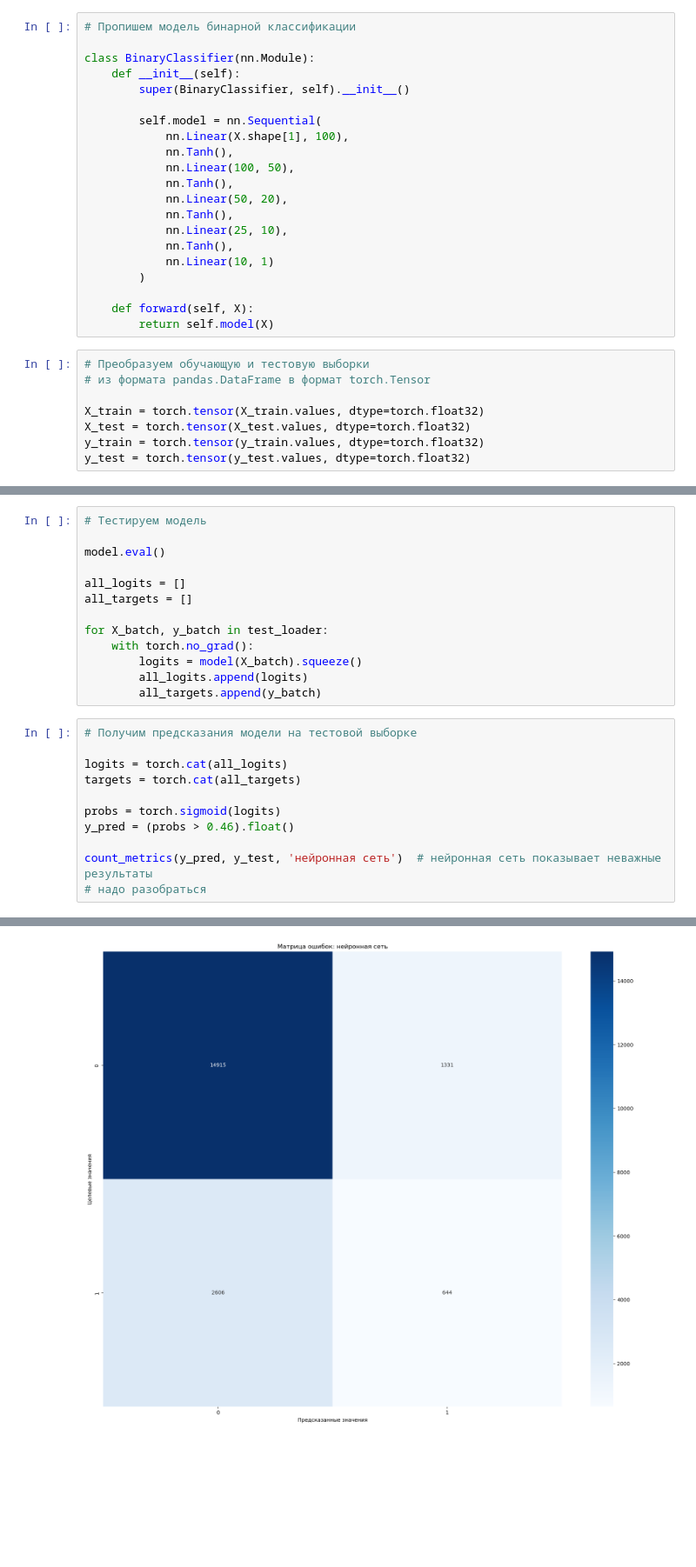
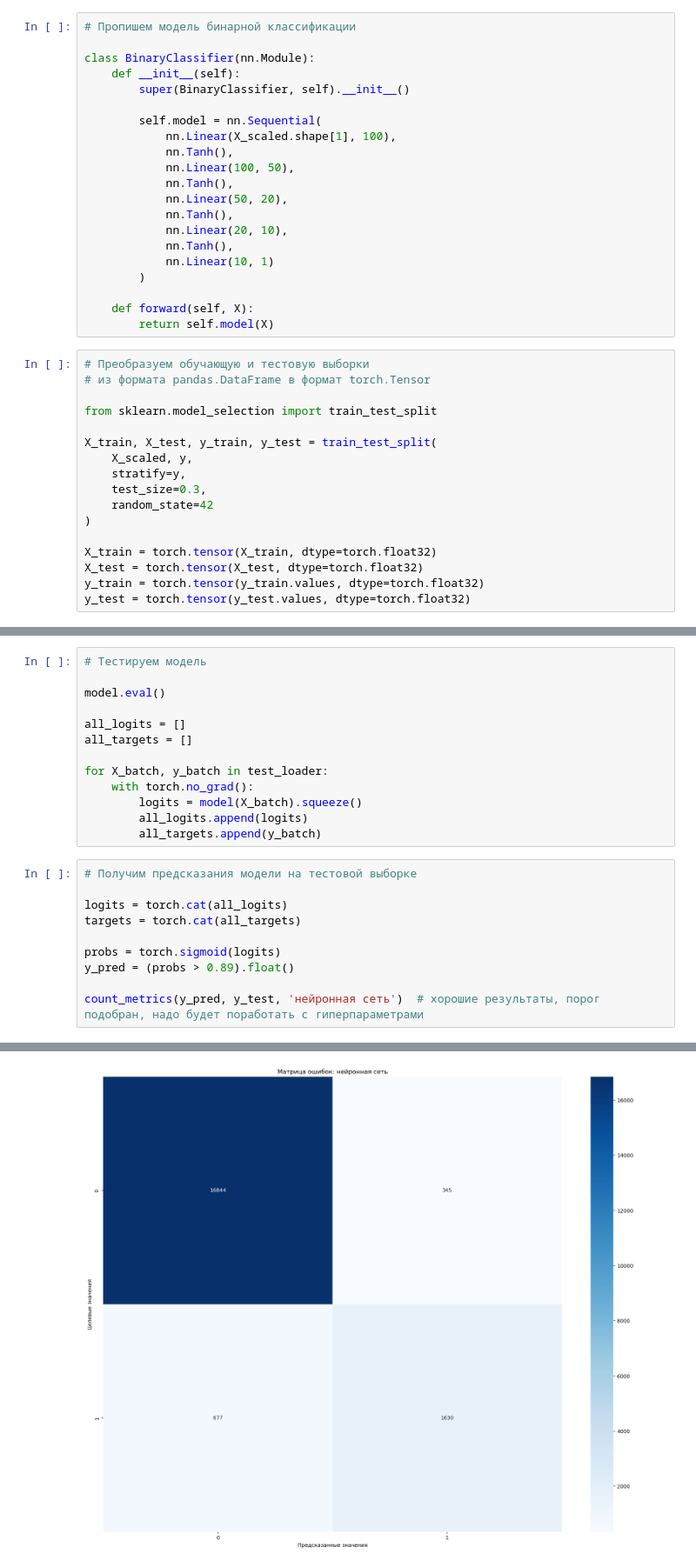
Before and after one commit to DmitryO325/ML_MEPhI_Star_Recognition, a Jupyter notebook: binary_classification.ipynb, the cells around one changed output, grey strips where cells are left out. Shown at 87% size. Drawn from its saved outputs; the diff is of its cells as text; blank space fills up the shorter version.

```diff
--- a/binary_classification.ipynb
+++ b/binary_classification.ipynb
@@ -573,13 +573,13 @@ class BinaryClassifier(nn.Module):
         super(BinaryClassifier, self).__init__()
 
         self.model = nn.Sequential(
-            nn.Linear(X.shape[1], 100),
+            nn.Linear(X_scaled.shape[1], 100),
             nn.Tanh(),
             nn.Linear(100, 50),
             nn.Tanh(),
             nn.Linear(50, 20),
             nn.Tanh(),
-            nn.Linear(25, 10),
+            nn.Linear(20, 10),
             nn.Tanh(),
             nn.Linear(10, 1)
         )
@@ -590,8 +590,17 @@ class BinaryClassifier(nn.Module):
 # Преобразуем обучающую и тестовую выборки
 # из формата pandas.DataFrame в формат torch.Tensor
 
-X_train = torch.tensor(X_train.values, dtype=torch.float32)
-X_test = torch.tensor(X_test.values, dtype=torch.float32)
+from sklearn.model_selection import train_test_split
+
+X_train, X_test, y_train, y_test = train_test_split(
+    X_scaled, y,
+    stratify=y,
+    test_size=0.3,
+    random_state=42
+)
+
+X_train = torch.tensor(X_train, dtype=torch.float32)
+X_test = torch.tensor(X_test, dtype=torch.float32)
 y_train = torch.tensor(y_train.values, dtype=torch.float32)
 y_test = torch.tensor(y_test.values, dtype=torch.float32)
 # %%
@@ -656,8 +667,7 @@ logits = torch.cat(all_logits)
 targets = torch.cat(all_targets)
 
 probs = torch.sigmoid(logits)
-y_pred = (probs > 0.46).float()
+y_pred = (probs > 0.89).float()
 
-count_metrics(y_pred, y_test, 'нейронная сеть')  # нейронная сеть показывает неважные результаты
-# надо разобраться
+count_metrics(y_pred, y_test, 'нейронная сеть')  # хорошие результаты, порог подобран, надо будет поработать с гиперпараметрами
 # %% [output]
@@ -668 +678 @@ F1-score: 0.2465
-[figure, old version]
+[figure, new version]
```
Also changed, not shown: parts of 4 cells of this notebook, 1 other file.
